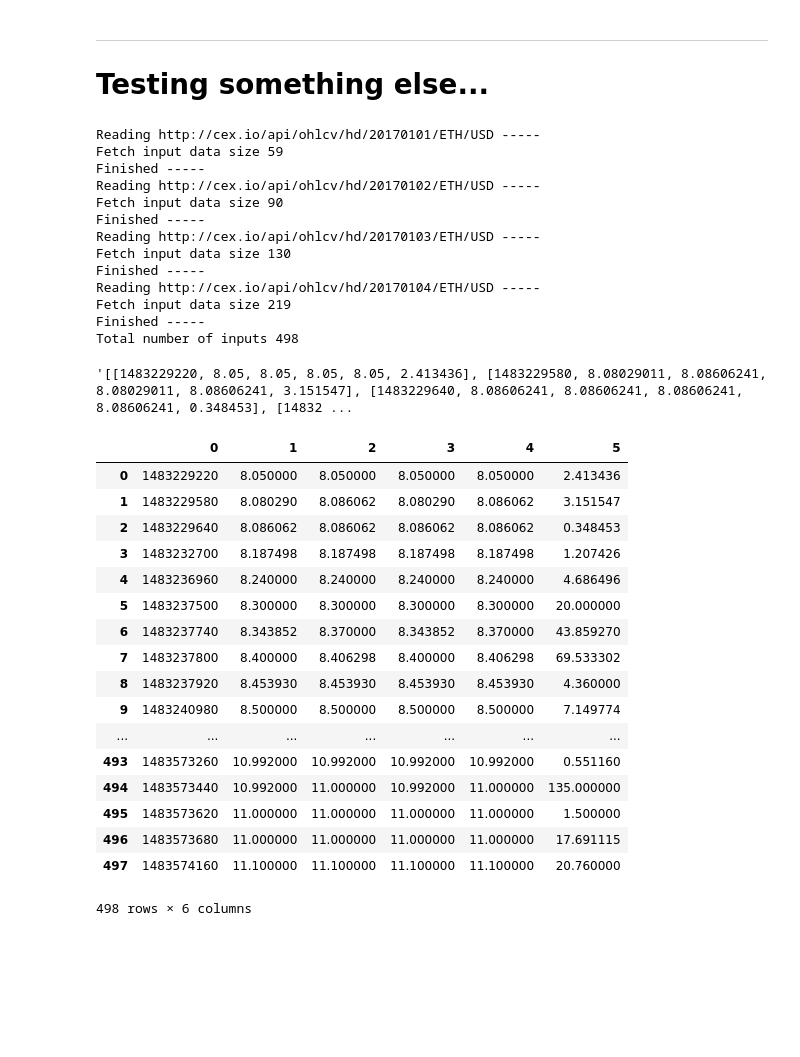
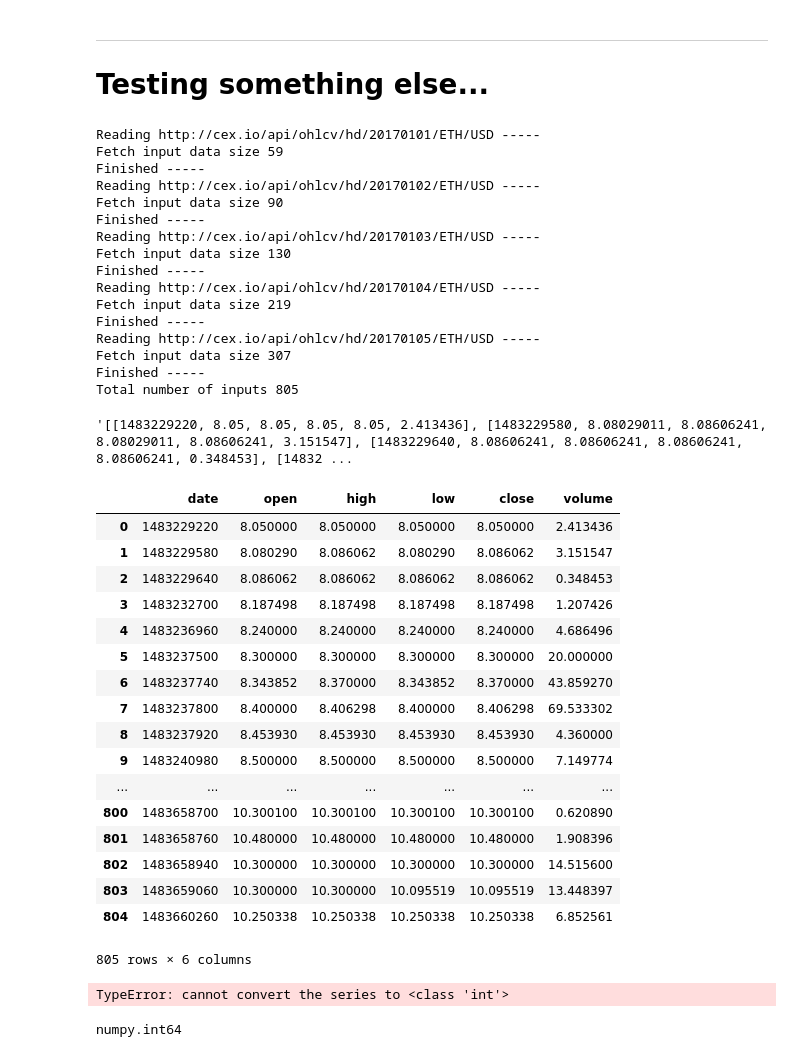
Before and after one commit to 3dhardgamer/crypto_algo_trading, a Jupyter notebook: TrabalhoFinalCursoDeVerao_archiver.ipynb, the cells around one changed output. Saved outputs shown, nothing was run; the diff lists cells and outputs as text; code cells hidden in the pictures; blank space fills up the shorter version.

Commit message:
df columns renamed.

```diff
--- a/TrabalhoFinalCursoDeVerao_archiver.ipynb
+++ b/TrabalhoFinalCursoDeVerao_archiver.ipynb
@@ -151,7 +151,7 @@ def get_ohlcv(symbol1, symbol2, start, end, data_rate):
     print('Total number of inputs {}'.format(count_input))
     return str([item for sublist in data_ohlcv_list for item in sublist])
 # %%
-cex_ethusd = get_ohlcv('ETH', 'USD', '2017-01-01', '2017-01-04', 'data1m')
+cex_ethusd = get_ohlcv('ETH', 'USD', '2017-01-01', '2017-01-05', 'data1m')
 # %% [output]
 Reading http://cex.io/api/ohlcv/hd/20170101/ETH/USD -----
 Fetch input data size 59
@@ -165,17 +165,21 @@ Finished -----
 Reading http://cex.io/api/ohlcv/hd/20170104/ETH/USD -----
 Fetch input data size 219
 Finished -----
-Total number of inputs 498
+Reading http://cex.io/api/ohlcv/hd/20170105/ETH/USD -----
+Fetch input data size 307
+Finished -----
+Total number of inputs 805
 # %%
 cex_ethusd
 # %% [output]
 '[[1483229220, 8.05, 8.05, 8.05, 8.05, 2.413436], [1483229580, 8.08029011, 8.08606241, 8.08029011, 8.08606241, 3.151547], [1483229640, 8.08606241, 8.08606241, 8.08606241, 8.08606241, 0.348453], [14832 ...
 # %%
 df = pd.read_json(cex_ethusd)
+df.columns = ['date', 'open', 'high', 'low', 'close', 'volume']
 # %%
-df
+df.drop_duplicates()
 # %% [output]
-|  | 0 | 1 | 2 | 3 | 4 | 5 |
+|  | date | open | high | low | close | volume |
 | 0 | 1483229220 | 8.050000 | 8.050000 | 8.050000 | 8.050000 | 2.413436 |
 | 1 | 1483229580 | 8.080290 | 8.086062 | 8.080290 | 8.086062 | 3.151547 |
 | 2 | 1483229640 | 8.086062 | 8.086062 | 8.086062 | 8.086062 | 0.348453 |
@@ -187,9 +191,18 @@ df
 | 8 | 1483237920 | 8.453930 | 8.453930 | 8.453930 | 8.453930 | 4.360000 |
 | 9 | 1483240980 | 8.500000 | 8.500000 | 8.500000 | 8.500000 | 7.149774 |
 | ... | ... | ... | ... | ... | ... | ... |
-| 493 | 1483573260 | 10.992000 | 10.992000 | 10.992000 | 10.992000 | 0.551160 |
-| 494 | 1483573440 | 10.992000 | 11.000000 | 10.992000 | 11.000000 | 135.000000 |
-| 495 | 1483573620 | 11.000000 | 11.000000 | 11.000000 | 11.000000 | 1.500000 |
-| 496 | 1483573680 | 11.000000 | 11.000000 | 11.000000 | 11.000000 | 17.691115 |
-| 497 | 1483574160 | 11.100000 | 11.100000 | 11.100000 | 11.100000 | 20.760000 |
+| 800 | 1483658700 | 10.300100 | 10.300100 | 10.300100 | 10.300100 | 0.620890 |
+| 801 | 1483658760 | 10.480000 | 10.480000 | 10.480000 | 10.480000 | 1.908396 |
+| 802 | 1483658940 | 10.300000 | 10.300000 | 10.300000 | 10.300000 | 14.515600 |
+| 803 | 1483659060 | 10.300000 | 10.300000 | 10.095519 | 10.095519 | 13.448397 |
+| 804 | 1483660260 | 10.250338 | 10.250338 | 10.250338 | 10.250338 | 6.852561 |
-498 rows × 6 columns
+805 rows × 6 columns
+# %%
+df[0] = datetime.datetime.fromtimestamp(df[0])
+df.set_index(0)
+# %% [output]
+TypeError: cannot convert the series to <class 'int'>
+# %%
+type(df[0][0])
+# %% [output]
+numpy.int64
```
